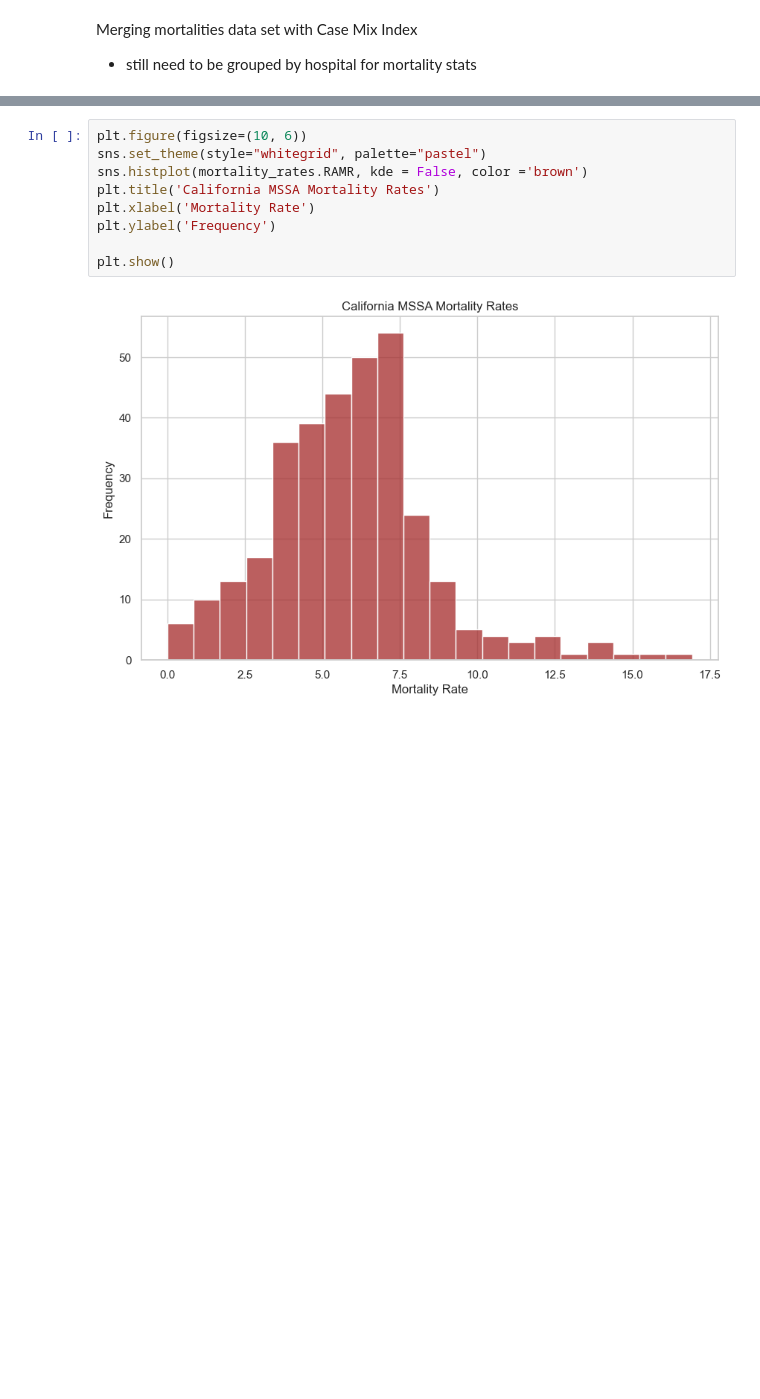
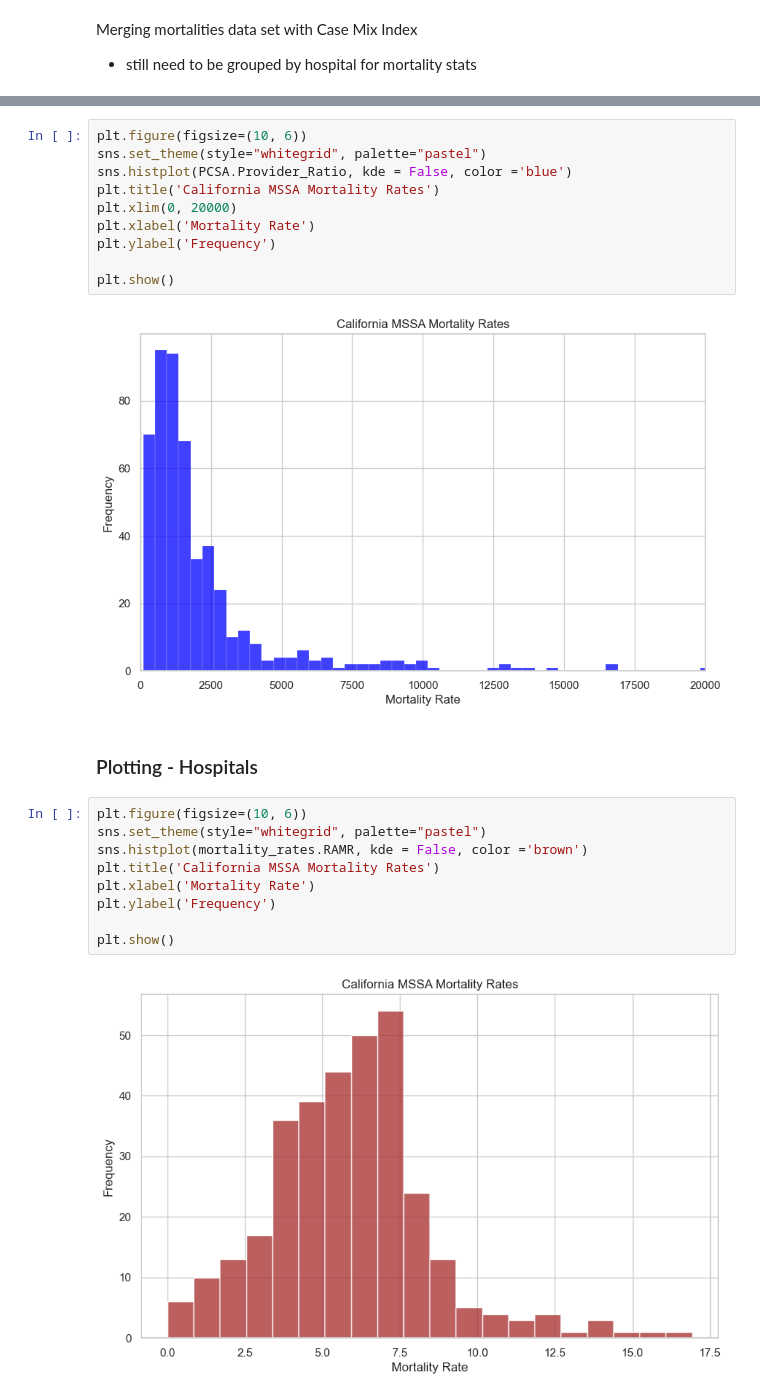
Before and after one commit to AndrwNgyn/MSSA_scoring_algorithm, a Jupyter notebook: Data Loading.ipynb, the cells around one changed output, grey strips where cells are left out. Cells and saved outputs as stored; diff of their text form; blank space fills up the shorter version.

```diff
--- a/Data Loading.ipynb
+++ b/Data Loading.ipynb
@@ -272,3 +345,17 @@ mortality_rates.rename(columns=  {'Risk Adjuested Mortality Rate': 'RAMR'}, inpl
+# %%
+plt.figure(figsize=(10, 6))
+sns.set_theme(style="whitegrid", palette="pastel")
+sns.histplot(PCSA.Provider_Ratio, kde = False, color ='blue')
+plt.title('California MSSA Mortality Rates')
+plt.xlim(0, 20000)
+plt.xlabel('Mortality Rate')
+plt.ylabel('Frequency')
+
+plt.show()
+# %% [output]
+[figure, added]
+# %% [markdown]
+### Plotting - Hospitals
 # %%
 plt.figure(figsize=(10, 6))
 sns.set_theme(style="whitegrid", palette="pastel")
```
Also changed, not shown: parts of 37 cells of this notebook, 11 other files.
